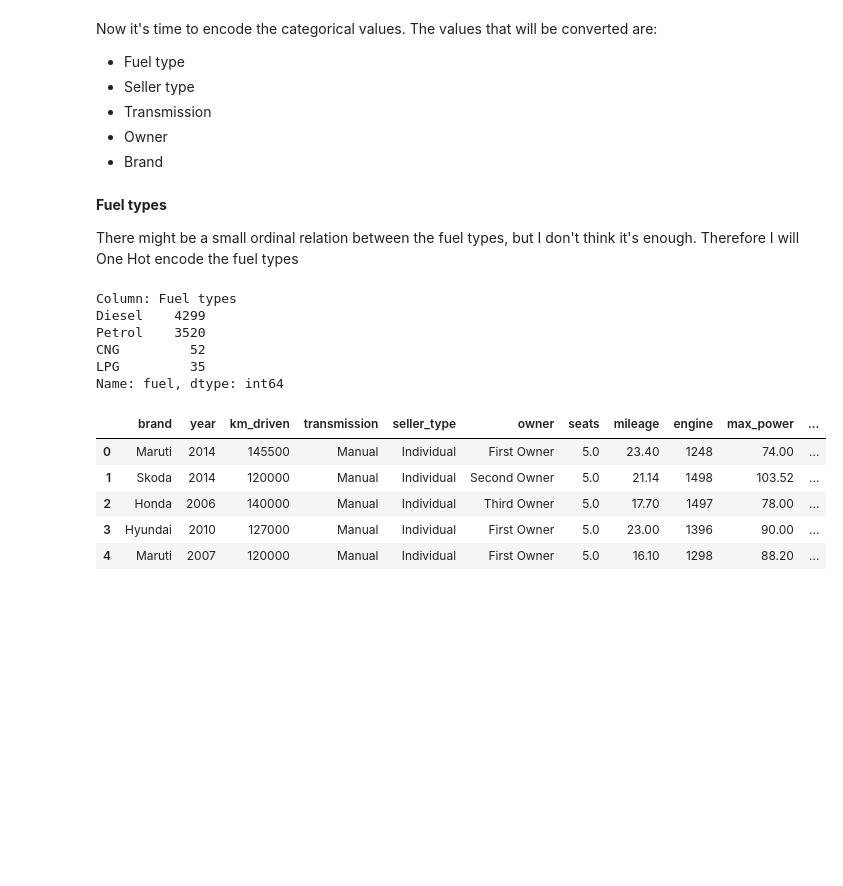
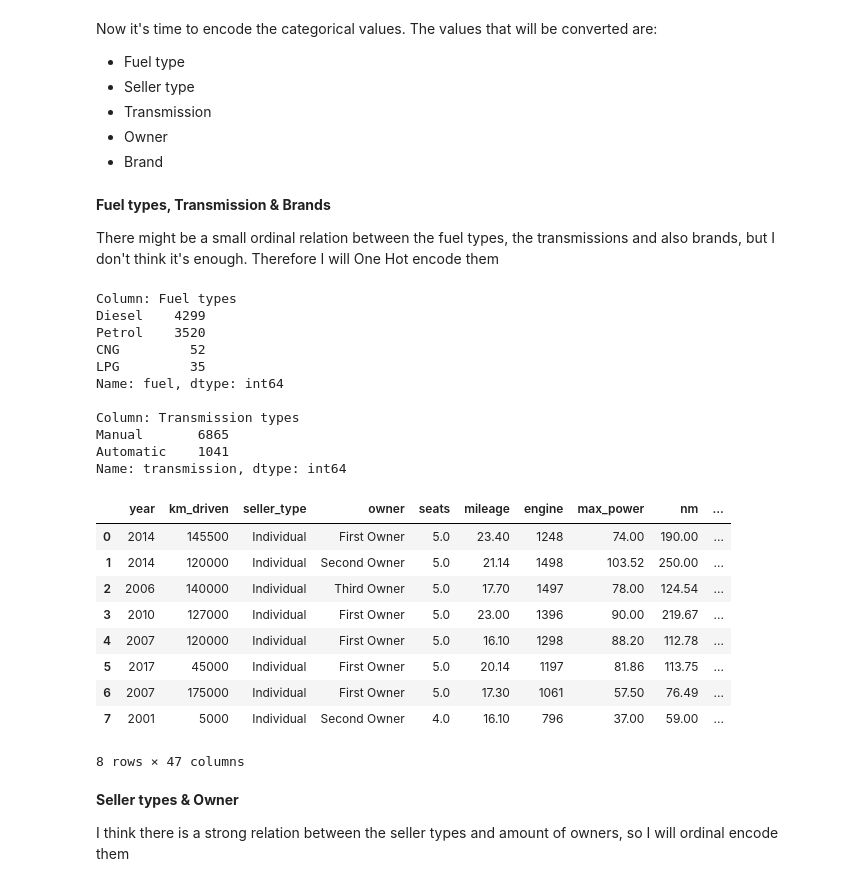
Before and after one commit to mnbuhl/used-car-price, a Jupyter notebook: data_preprocessing.ipynb, the cells around one changed output. Cells and saved outputs as stored; diff of their text form; code cells hidden in the pictures; blank space fills up the shorter version.

```diff
--- a/data_preprocessing.ipynb
+++ b/data_preprocessing.ipynb
@@ -266,6 +266,8 @@ Perfect! Now we are getting somewhere. The dataset only needs a few more columns
 # %% [markdown]
 The plan to handle this is to extract the nm from the torque column and then saving it as a different column
 # %%
+import re
+
 nm = dataset.torque.copy()
 
 def convert_kgm_to_nm(x):
@@ -273,12 +275,12 @@ def convert_kgm_to_nm(x):
 
 for i in range(len(nm)):
     nm[i] = nm[i].replace(",", ".")
-    torque = pd.to_numeric(re.findall(r'\d+\.?\d*', nm[i])[0])
+    torque = float(re.findall(r'\d+\.?\d*', nm[i])[0])
 
     if nm[i].lower().find('kgm') != -1 and torque < 90:
-        nm[i] = convert_kgm_to_nm(torque)
+        nm[i] = float(convert_kgm_to_nm(torque))
     elif torque > 780: # Maruti Zen D has a massive outlier in the dataset
-        nm[i] = 78.9
+        nm[i] = float(78.9)
     else:
         nm[i] = torque
 
@@ -292,6 +294,8 @@ Median:  170.0
 # %% [markdown]
 Removing the torque column and adding the nm column (not really necessary for predicting the price, but will be for fuel type classification)
 # %%
+nm = pd.to_numeric(nm, errors='coerce')
+
 dataset['nm'] = nm
 dataset.drop(['torque'], axis=1)
 
@@ -323,12 +327,15 @@ Now it's time to encode the categorical values. The values that will be converte
 * Owner
 * Brand
 # %% [markdown]
-**Fuel types**
+**Fuel types, Transmission & Brands**
 
-There might be a small ordinal relation between the fuel types, but I don't think it's enough. Therefore I will One Hot encode the fuel types
+There might be a small ordinal relation between the fuel types, the transmissions and also brands, but I don't think it's enough. Therefore I will One Hot encode them
 # %%
 print("Column: Fuel types")
 print(dataset.fuel.value_counts())
+
+print("\nColumn: Transmission types")
+print(dataset.transmission.value_counts())
 # %% [output]
 Column: Fuel types
 Diesel    4299
@@ -336,17 +343,37 @@ Petrol    3520
 CNG         52
 LPG         35
 Name: fuel, dtype: int64
+
+Column: Transmission types
+Manual       6865
+Automatic    1041
+Name: transmission, dtype: int64
 # %%
-one_hot = pd.get_dummies(dataset.fuel)
+one_hot_fuel = pd.get_dummies(dataset.fuel)
+one_hot_brand = pd.get_dummies(dataset.brand)
+one_hot_transmission = pd.get_dummies(dataset.transmission)
 
 dataset = dataset.drop(['fuel'], axis=1)
-dataset = dataset.join(one_hot)
+dataset = dataset.drop(['brand'], axis=1)
+dataset = dataset.drop(['transmission'], axis=1)
 
-dataset.head()
+dataset = dataset.join(one_hot_fuel)
+dataset = dataset.join(one_hot_transmission)
+dataset = dataset.join(one_hot_brand)
+
+dataset.head(8)
 # %% [output]
-|  | brand | year | km_driven | transmission | seller_type | owner | seats | mileage | engine | max_power | ... |
-| 0 | Maruti | 2014 | 145500 | Manual | Individual | First Owner | 5.0 | 23.40 | 1248 | 74.00 | ... |
-| 1 | Skoda | 2014 | 120000 | Manual | Individual | Second Owner | 5.0 | 21.14 | 1498 | 103.52 | ... |
-| 2 | Honda | 2006 | 140000 | Manual | Individual | Third Owner | 5.0 | 17.70 | 1497 | 78.00 | ... |
-| 3 | Hyundai | 2010 | 127000 | Manual | Individual | First Owner | 5.0 | 23.00 | 1396 | 90.00 | ... |
-| 4 | Maruti | 2007 | 120000 | Manual | Individual | First Owner | 5.0 | 16.10 | 1298 | 88.20 | ... |
+|  | year | km_driven | seller_type | owner | seats | mileage | engine | max_power | nm | ... |
+| 0 | 2014 | 145500 | Individual | First Owner | 5.0 | 23.40 | 1248 | 74.00 | 190.00 | ... |
+| 1 | 2014 | 120000 | Individual | Second Owner | 5.0 | 21.14 | 1498 | 103.52 | 250.00 | ... |
+| 2 | 2006 | 140000 | Individual | Third Owner | 5.0 | 17.70 | 1497 | 78.00 | 124.54 | ... |
+| 3 | 2010 | 127000 | Individual | First Owner | 5.0 | 23.00 | 1396 | 90.00 | 219.67 | ... |
+| 4 | 2007 | 120000 | Individual | First Owner | 5.0 | 16.10 | 1298 | 88.20 | 112.78 | ... |
+| 5 | 2017 | 45000 | Individual | First Owner | 5.0 | 20.14 | 1197 | 81.86 | 113.75 | ... |
+| 6 | 2007 | 175000 | Individual | First Owner | 5.0 | 17.30 | 1061 | 57.50 | 76.49 | ... |
+| 7 | 2001 | 5000 | Individual | Second Owner | 4.0 | 16.10 | 796 | 37.00 | 59.00 | ... |
+8 rows × 47 columns
+# %% [markdown]
+**Seller types & Owner**
+
+I think there is a strong relation between the seller types and amount of owners, so I will ordinal encode them
```
Also changed, not shown: parts of 8 cells of this notebook, 2 other files.
